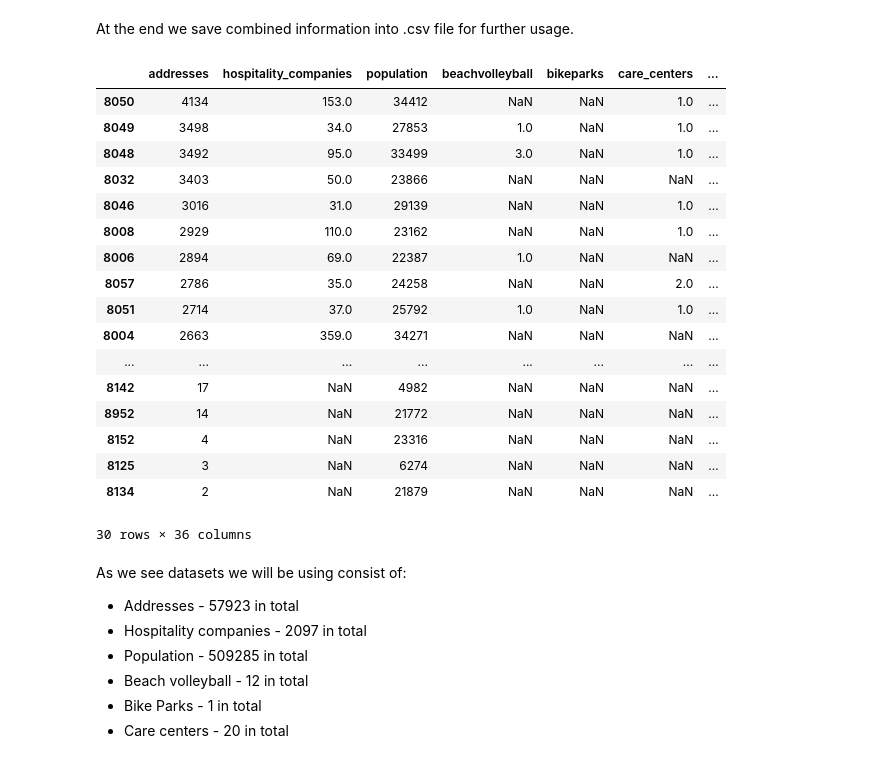
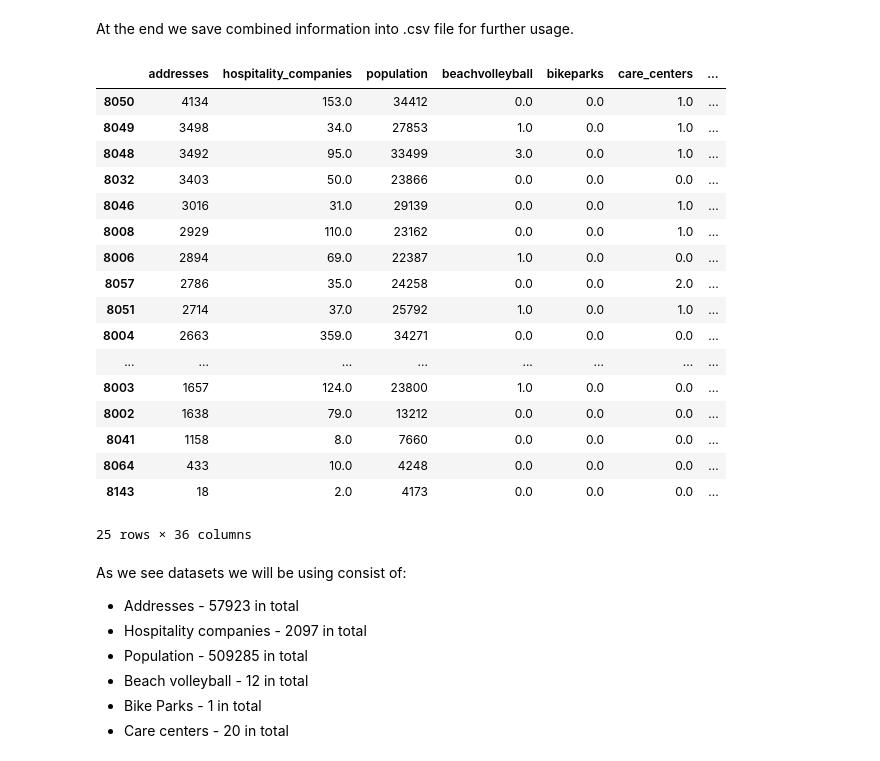
Before and after one commit to MLortki/ADA2018-Project-Quality-of-Space-AMG, a Jupyter notebook: external_dataset_loader.ipynb, the cells around one changed output. Drawn from its saved outputs; the diff is of its cells as text; code cells hidden in the pictures.

```diff
--- a/external_dataset_loader.ipynb
+++ b/external_dataset_loader.ipynb
@@ -157,28 +157,28 @@ for file in listdir(SHAPE_FOLDER):
 At the end we save combined information into .csv file for further usage.
 # %%
 # drop zip codes that are not used (last 5 rows), and fill other nans with zeros
-#combined_df = combined_df.dropna(subset=['hospitality_companies']).fillna(0)
+combined_df = combined_df.dropna(subset=['hospitality_companies']).fillna(0)
 combined_df.to_csv(DATA_FOLDER + "open_data_aggregated.csv")
 combined_df
 # %% [output]
 |  | addresses | hospitality_companies | population | beachvolleyball | bikeparks | care_centers | ... |
-| 8050 | 4134 | 153.0 | 34412 | NaN | NaN | 1.0 | ... |
-| 8049 | 3498 | 34.0 | 27853 | 1.0 | NaN | 1.0 | ... |
-| 8048 | 3492 | 95.0 | 33499 | 3.0 | NaN | 1.0 | ... |
-| 8032 | 3403 | 50.0 | 23866 | NaN | NaN | NaN | ... |
-| 8046 | 3016 | 31.0 | 29139 | NaN | NaN | 1.0 | ... |
-| 8008 | 2929 | 110.0 | 23162 | NaN | NaN | 1.0 | ... |
-| 8006 | 2894 | 69.0 | 22387 | 1.0 | NaN | NaN | ... |
-| 8057 | 2786 | 35.0 | 24258 | NaN | NaN | 2.0 | ... |
-| 8051 | 2714 | 37.0 | 25792 | 1.0 | NaN | 1.0 | ... |
-| 8004 | 2663 | 359.0 | 34271 | NaN | NaN | NaN | ... |
+| 8050 | 4134 | 153.0 | 34412 | 0.0 | 0.0 | 1.0 | ... |
+| 8049 | 3498 | 34.0 | 27853 | 1.0 | 0.0 | 1.0 | ... |
+| 8048 | 3492 | 95.0 | 33499 | 3.0 | 0.0 | 1.0 | ... |
+| 8032 | 3403 | 50.0 | 23866 | 0.0 | 0.0 | 0.0 | ... |
+| 8046 | 3016 | 31.0 | 29139 | 0.0 | 0.0 | 1.0 | ... |
+| 8008 | 2929 | 110.0 | 23162 | 0.0 | 0.0 | 1.0 | ... |
+| 8006 | 2894 | 69.0 | 22387 | 1.0 | 0.0 | 0.0 | ... |
+| 8057 | 2786 | 35.0 | 24258 | 0.0 | 0.0 | 2.0 | ... |
+| 8051 | 2714 | 37.0 | 25792 | 1.0 | 0.0 | 1.0 | ... |
+| 8004 | 2663 | 359.0 | 34271 | 0.0 | 0.0 | 0.0 | ... |
 | ... | ... | ... | ... | ... | ... | ... | ... |
-| 8142 | 17 | NaN | 4982 | NaN | NaN | NaN | ... |
-| 8952 | 14 | NaN | 21772 | NaN | NaN | NaN | ... |
-| 8152 | 4 | NaN | 23316 | NaN | NaN | NaN | ... |
-| 8125 | 3 | NaN | 6274 | NaN | NaN | NaN | ... |
-| 8134 | 2 | NaN | 21879 | NaN | NaN | NaN | ... |
+| 8003 | 1657 | 124.0 | 23800 | 1.0 | 0.0 | 0.0 | ... |
+| 8002 | 1638 | 79.0 | 13212 | 0.0 | 0.0 | 0.0 | ... |
+| 8041 | 1158 | 8.0 | 7660 | 0.0 | 0.0 | 0.0 | ... |
+| 8064 | 433 | 10.0 | 4248 | 0.0 | 0.0 | 0.0 | ... |
+| 8143 | 18 | 2.0 | 4173 | 0.0 | 0.0 | 0.0 | ... |
-30 rows × 36 columns
+25 rows × 36 columns
 # %% [markdown]
 As we see datasets we will be using consist of:
 
```
Also changed, not shown: 2 other files.
